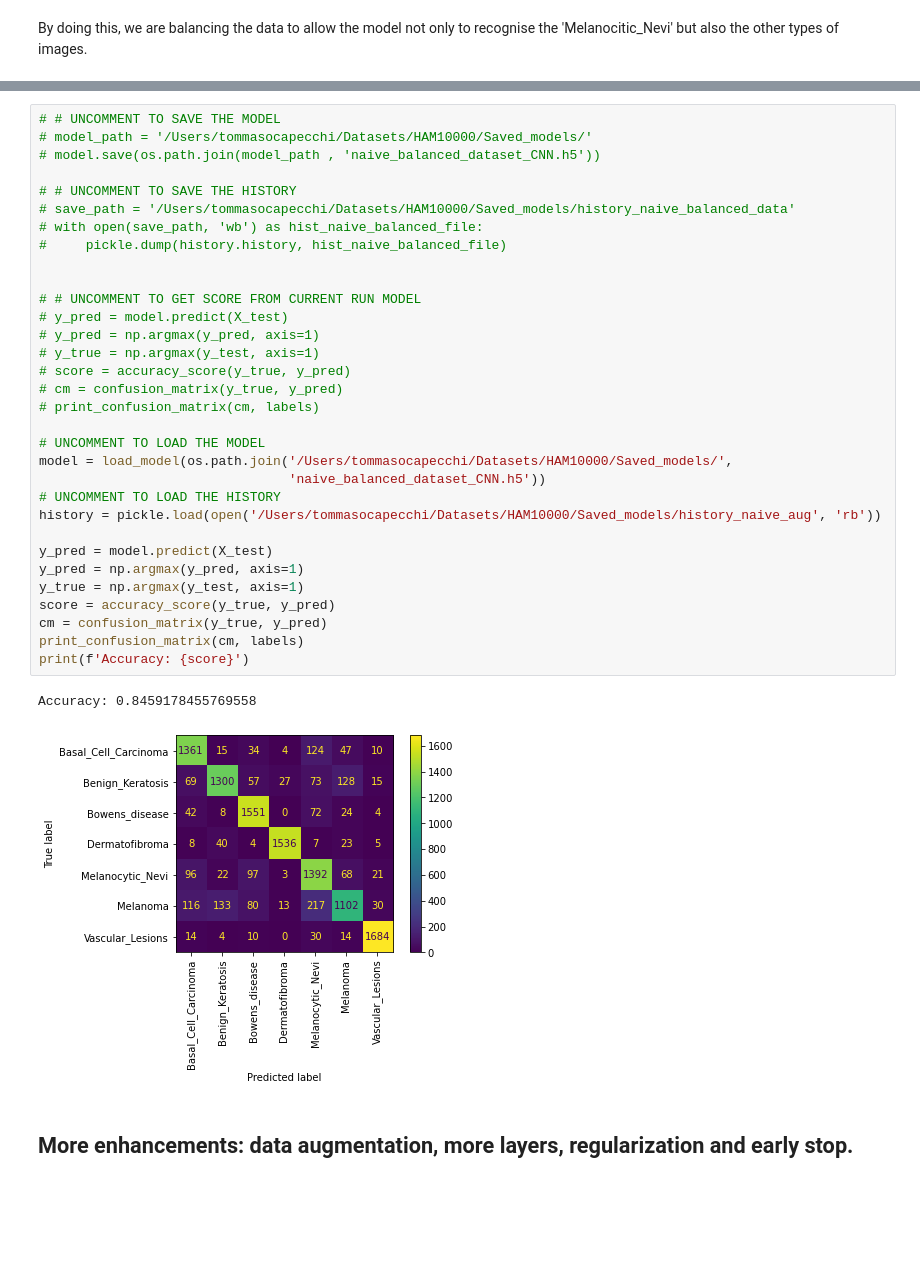
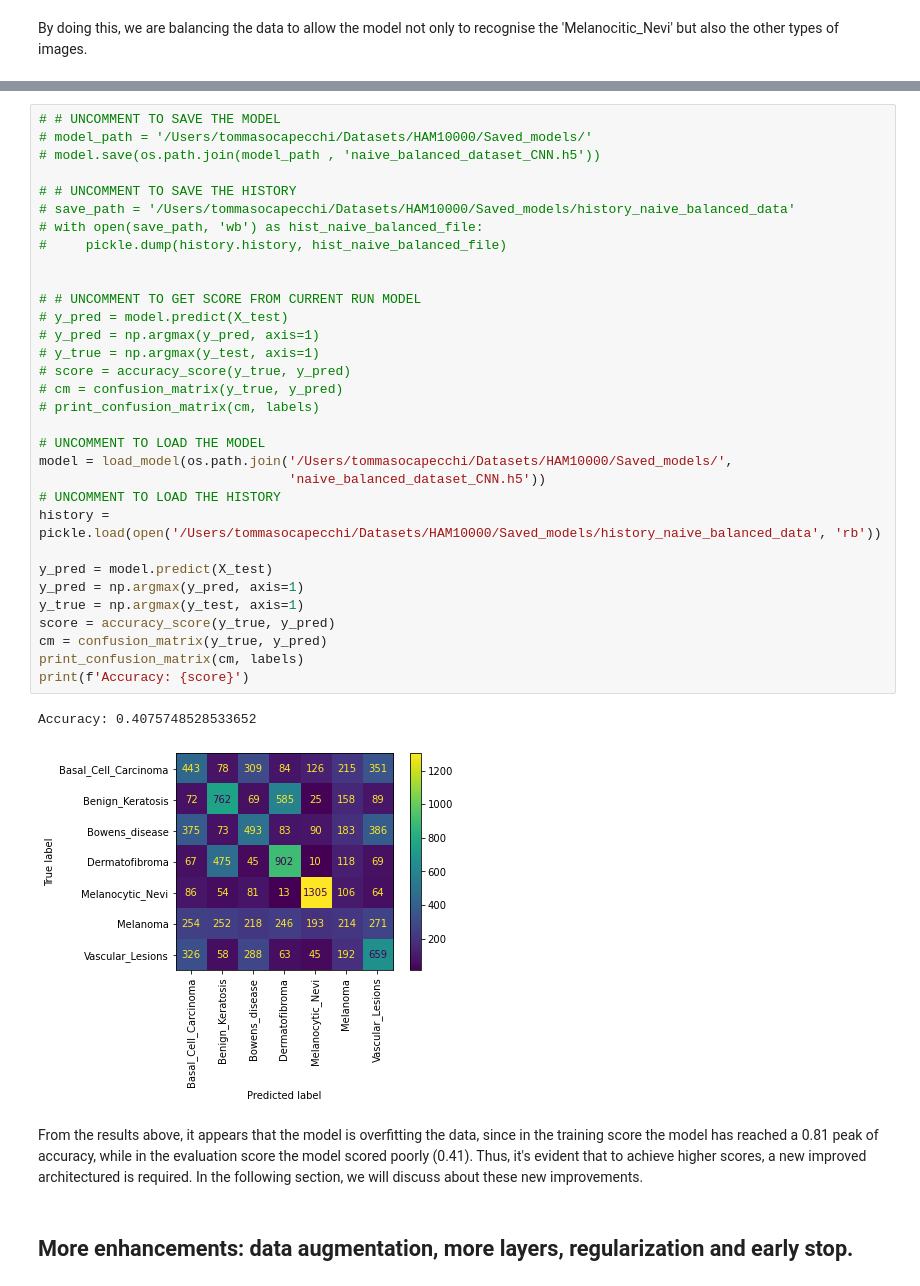
Before and after one commit to noisecape/Cancer_Detector, a Jupyter notebook: Cancer_Detector.ipynb, the cells around one changed output, grey strips where cells are left out. Saved outputs shown, nothing was run; the diff lists cells and outputs as text; blank space fills up the shorter version.

```diff
--- a/Cancer_Detector.ipynb
+++ b/Cancer_Detector.ipynb
@@ -621,36 +653,38 @@ Epoch 10/10
 # model_path = '/Users/tommasocapecchi/Datasets/HAM10000/Saved_models/'
 # model.save(os.path.join(model_path , 'naive_balanced_dataset_CNN.h5'))
 
 # # UNCOMMENT TO SAVE THE HISTORY
 # save_path = '/Users/tommasocapecchi/Datasets/HAM10000/Saved_models/history_naive_balanced_data'
 # with open(save_path, 'wb') as hist_naive_balanced_file:
 #     pickle.dump(history.history, hist_naive_balanced_file)
 
 
 # # UNCOMMENT TO GET SCORE FROM CURRENT RUN MODEL
 # y_pred = model.predict(X_test)
 # y_pred = np.argmax(y_pred, axis=1)
 # y_true = np.argmax(y_test, axis=1)
 # score = accuracy_score(y_true, y_pred)
 # cm = confusion_matrix(y_true, y_pred)
 # print_confusion_matrix(cm, labels)
 
 # UNCOMMENT TO LOAD THE MODEL
 model = load_model(os.path.join('/Users/tommasocapecchi/Datasets/HAM10000/Saved_models/',
                                 'naive_balanced_dataset_CNN.h5'))
 # UNCOMMENT TO LOAD THE HISTORY
-history = pickle.load(open('/Users/tommasocapecchi/Datasets/HAM10000/Saved_models/history_naive_aug', 'rb'))
+history = pickle.load(open('/Users/tommasocapecchi/Datasets/HAM10000/Saved_models/history_naive_balanced_data', 'rb'))
 
 y_pred = model.predict(X_test)
 y_pred = np.argmax(y_pred, axis=1)
 y_true = np.argmax(y_test, axis=1)
 score = accuracy_score(y_true, y_pred)
 cm = confusion_matrix(y_true, y_pred)
 print_confusion_matrix(cm, labels)
 print(f'Accuracy: {score}')
 # %% [output]
-Accuracy: 0.8459178455769558
+Accuracy: 0.4075748528533652
-[figure, old version]
+[figure, new version]
+# %% [markdown]
+From the results above, it appears that the model is overfitting the data, since in the training score the model has reached a 0.81 peak of accuracy, while in the evaluation score the model scored poorly (0.41). Thus, it's evident that to achieve higher scores, a new improved architectured is required. In the following section, we will discuss about these new improvements.
 # %% [markdown]
 ## More enhancements: data augmentation, more layers, regularization and early stop.
 # %% [markdown]
```
Also changed, not shown: parts of 25 cells of this notebook, 1 other file.
